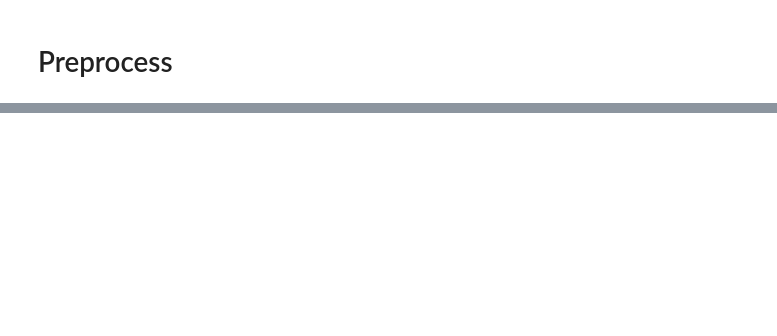
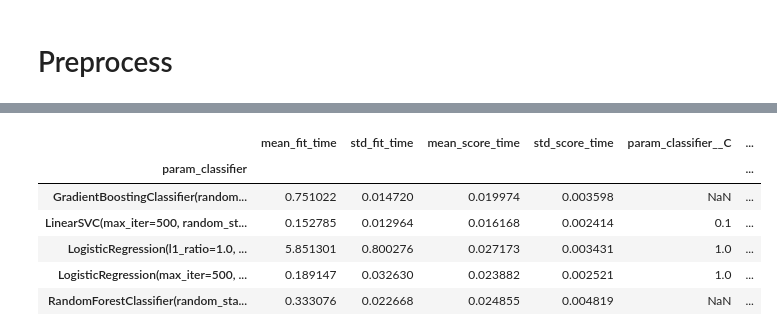
Before and after one commit to TuringsMachine/S30-Capstone, a Jupyter notebook: Modeling.ipynb, the cells around one changed output, grey strips where cells are left out. Cells and saved outputs as stored; diff of their text form; code cells hidden in the pictures; blank space fills up the shorter version.

Commit message:
test comming

```diff
--- a/Modeling.ipynb
+++ b/Modeling.ipynb
@@ -50,28 +83,27 @@ cv=StratifiedKFold(n_splits=5, shuffle=True, random_state=0)
 param_grid = [
     {
         "classifier": [
-            LogisticRegression(penalty="l2", solver="lbfgs", random_state=42),
-            LogisticRegression(penalty="l1", solver="liblinear", random_state=42),
+            LogisticRegression(penalty="l2", solver="lbfgs", random_state=42, max_iter=500),
+            LogisticRegression(penalty="l1", solver="liblinear", random_state=42, l1_ratio=1.0, max_iter=500),
         ],
         "classifier__C": [0.1, 1.0, 10.0],
     },
     {
-        "classifier": [SVC()],
+        "classifier": [LinearSVC(max_iter=500, random_state=42)],
         "classifier__C":[0.1, 1.0, 10.0],
-        "classifier__kernel": ["linear", "rbf"],
     },
     {
-        "classifier": [RandomForestClassifier()],
-        "classifier__n_estimators":[50,100,150],
+        "classifier": [RandomForestClassifier(random_state=42)],
+        "classifier__n_estimators":[5,10,15],
         "classifier__max_depth": [None, 3,5,10],
     },
     {
         "classifier": [GradientBoostingClassifier(random_state=42)],
-        "classifier__n_estimators":[50,100,150],
+        "classifier__n_estimators":[5,10,15],
         "classifier__learning_rate": [0.01, 0.1, 0.2],
-        "classifier__max_depth":[None, 3,5,10],
+        "classifier__max_depth":[None, 3,5],
     }
 ]
 # %%
-grid_search=GridSearchCV(estimator=main_pipeline, cv=cv, param_grid=param_grid)
+grid_search=GridSearchCV(estimator=main_pipeline, cv=cv, param_grid=param_grid, scoring='average_precision', n_jobs=-1)
 grid_search.fit(X,y)
@@ -77,0 +128,13 @@ grid_search.fit(X,y)
+# %%
+results=pd.DataFrame(grid_search.cv_results_)
+sorted_results=results.sort_values(by=['mean_test_score'], ascending=False)
+sorted_results["param_classifier"]=sorted_results["param_classifier"].astype(str)
+sorted_results.groupby('param_classifier').first()
+# %% [output]
+|  | mean_fit_time | std_fit_time | mean_score_time | std_score_time | param_classifier__C | ... |
+| param_classifier |  |  |  |  |  | ... |
+| GradientBoostingClassifier(random... | 0.751022 | 0.014720 | 0.019974 | 0.003598 | NaN | ... |
+| LinearSVC(max_iter=500, random_st... | 0.152785 | 0.012964 | 0.016168 | 0.002414 | 0.1 | ... |
+| LogisticRegression(l1_ratio=1.0, ... | 5.851301 | 0.800276 | 0.027173 | 0.003431 | 1.0 | ... |
+| LogisticRegression(max_iter=500, ... | 0.189147 | 0.032630 | 0.023882 | 0.002521 | 1.0 | ... |
+| RandomForestClassifier(random_sta... | 0.333076 | 0.022668 | 0.024855 | 0.004819 | NaN | ... |
```
Also changed, not shown: parts of 22 cells of this notebook.
